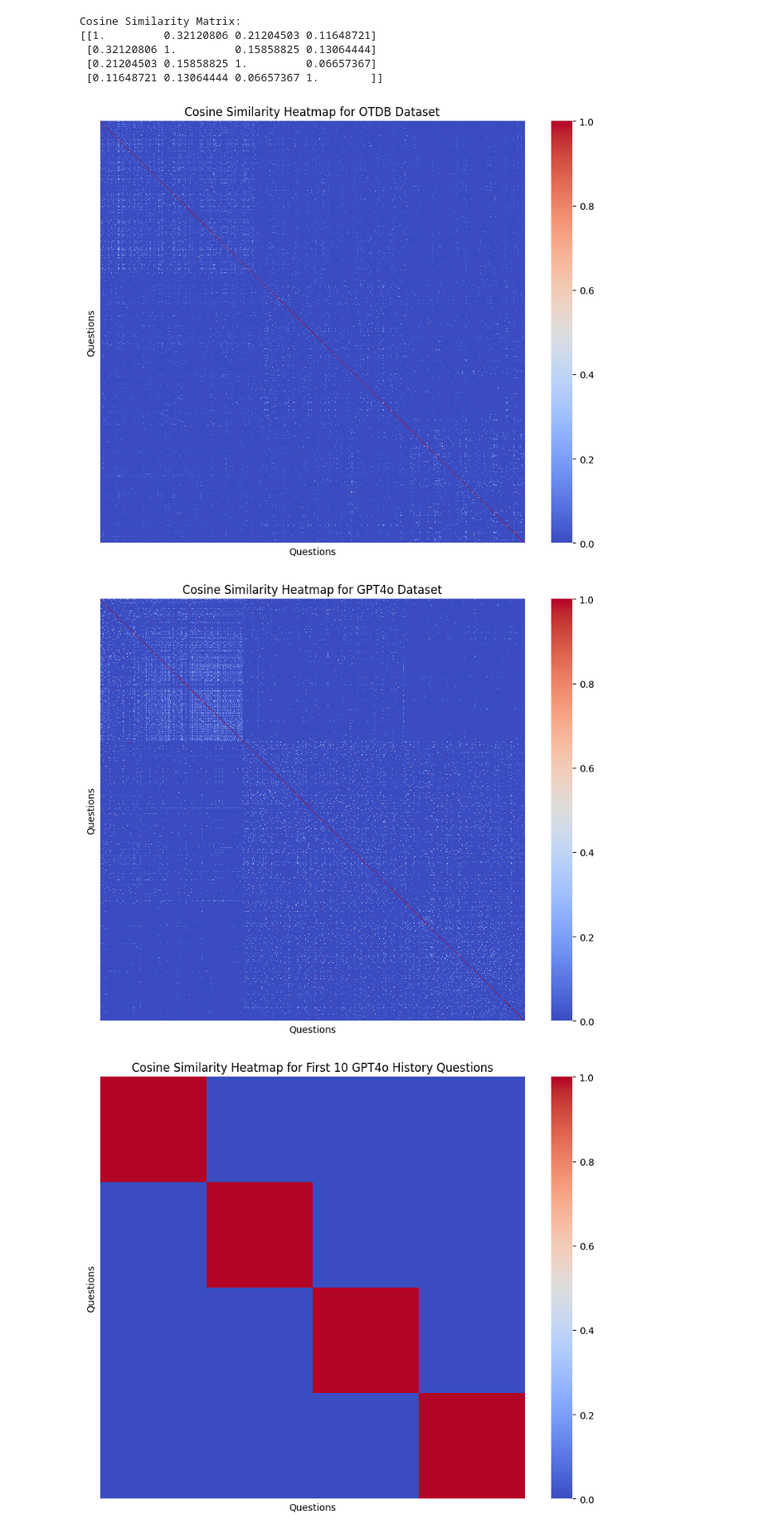
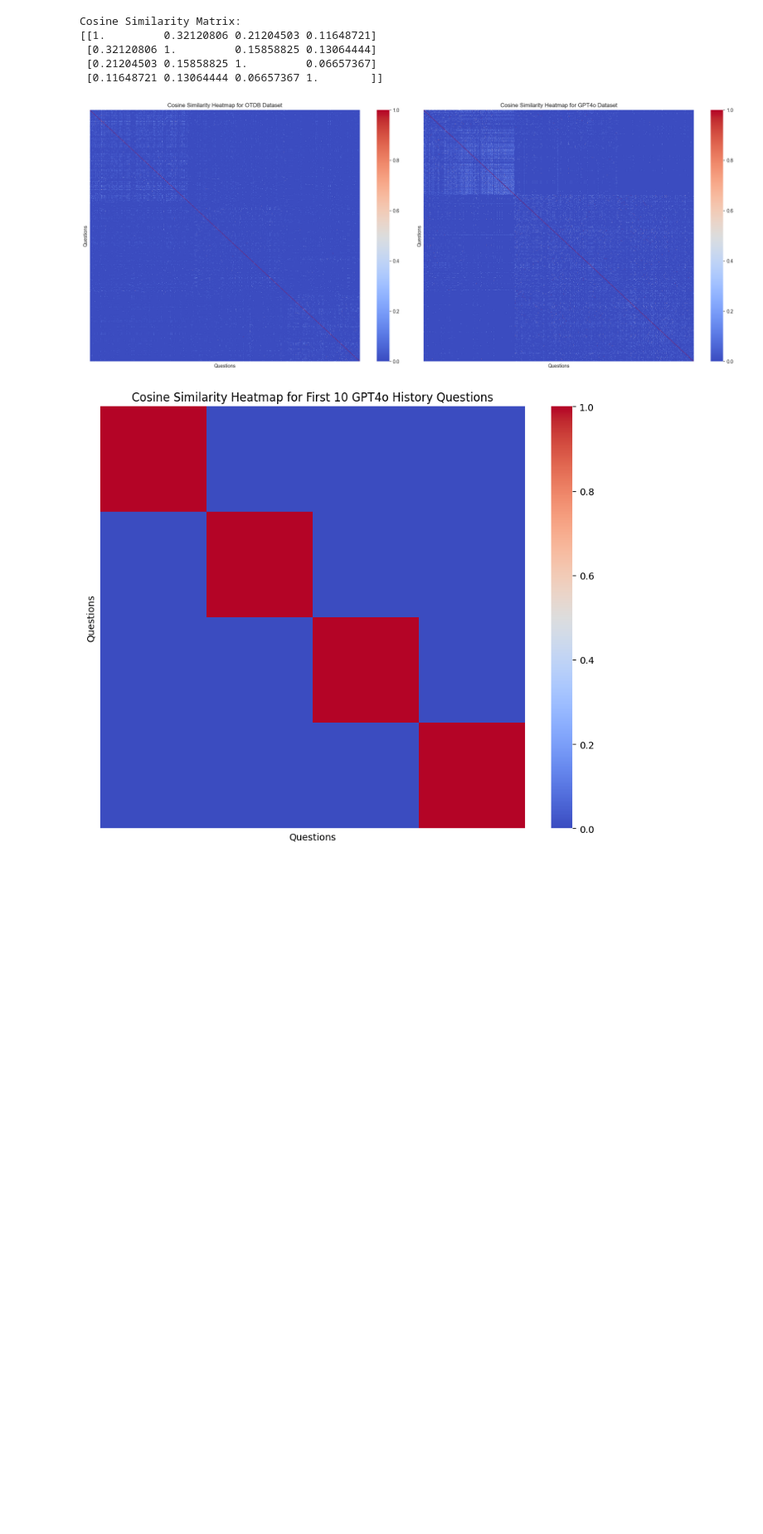
Before and after one commit to lechld/gpt-quiz-generation, a Jupyter notebook: 3_similarity.ipynb, the cells around one changed output. Shown: that part at 83% size. Saved outputs shown, nothing was run; the diff lists cells and outputs as text; code cells hidden in the pictures; blank space fills up the shorter version.

```diff
--- a/3_similarity.ipynb
+++ b/3_similarity.ipynb
@@ -75,44 +77,53 @@ Cosine Similarity Matrix:
 import matplotlib.pyplot as plt
 import seaborn as sns
 from sklearn.feature_extraction.text import TfidfVectorizer
 from sklearn.metrics.pairwise import cosine_similarity
 from file_utils import load_questions_from_file
 otdb_files = ["OTDB_HISTORY.json", "OTDB_GENERAL_KNOWLEDGE.json", "OTDB_SCIENCE_NATURE.json"]
 gpt4o_files = ["GPT4o_HISTORY_PROMT1.json", "GPT4o_GENERAL_KNOWLEDGE_PROMT1.json", "GPT4o_SCIENCE_NATURE_PROMT1.json"]
 
 def calculate_cosine_similarity_for_files(files):
     all_questions = []
     for file in files:
         questions = load_questions_from_file(file)
         for question in questions:
             all_questions.append(question.question)
 
     # Use TfidfVectorizer to convert the questions' text into vectors
     vectorizer = TfidfVectorizer(stop_words='english')
     tfidf_matrix = vectorizer.fit_transform(all_questions)
 
     # Calculate the cosine similarity matrix
     similarity_matrix = cosine_similarity(tfidf_matrix)
     return similarity_matrix
 
 
 otdb_similarity_matrix = calculate_cosine_similarity_for_files(otdb_files)
 gpt4o_similarity_matrix = calculate_cosine_similarity_for_files(gpt4o_files)
 
-def plot_similarity_heatmap(similarity_matrix, dataset_name):
-    plt.figure(figsize=(10, 8))
-    sns.heatmap(similarity_matrix, annot=False, cmap="coolwarm", xticklabels=False, yticklabels=False)
-    plt.title(f"Cosine Similarity Heatmap for {dataset_name}")
-    plt.xlabel("Questions")
-    plt.ylabel("Questions")
+def plot_similarity_heatmaps_side_by_side(similarity_matrix1, dataset_name1, similarity_matrix2, dataset_name2):
+    fig, axes = plt.subplots(1, 2, figsize=(20, 8))
+
+    # Plot the first heatmap
+    sns.heatmap(similarity_matrix1, annot=False, cmap="coolwarm", xticklabels=False, yticklabels=False, ax=axes[0])
+    axes[0].set_title(f"Cosine Similarity Heatmap for {dataset_name1}")
+    axes[0].set_xlabel("Questions")
+    axes[0].set_ylabel("Questions")
+
+    # Plot the second heatmap
+    sns.heatmap(similarity_matrix2, annot=False, cmap="coolwarm", xticklabels=False, yticklabels=False, ax=axes[1])
+    axes[1].set_title(f"Cosine Similarity Heatmap for {dataset_name2}")
+    axes[1].set_xlabel("Questions")
+    axes[1].set_ylabel("Questions")
+
+    # Adjust layout and display the plot
+    plt.tight_layout()
     plt.show()
 
-# Plot heatmaps for both datasets
-plot_similarity_heatmap(otdb_similarity_matrix, "OTDB Dataset")
-plot_similarity_heatmap(gpt4o_similarity_matrix, "GPT4o Dataset")
+# Use the modified function to display heatmaps side by side
+plot_similarity_heatmaps_side_by_side(otdb_similarity_matrix, "OTDB Dataset", gpt4o_similarity_matrix, "GPT4o Dataset")
 # %% [output]
-[figure, old version]
+[figure, new version]
-[figure, removed]
 # %%
 otdb_file = "GPT4o_HISTORY_PROMT1.json"
 otdb_question = load_questions_from_file(otdb_file)
```
Also changed, not shown: parts of 1 cell of this notebook, 5 other files.
